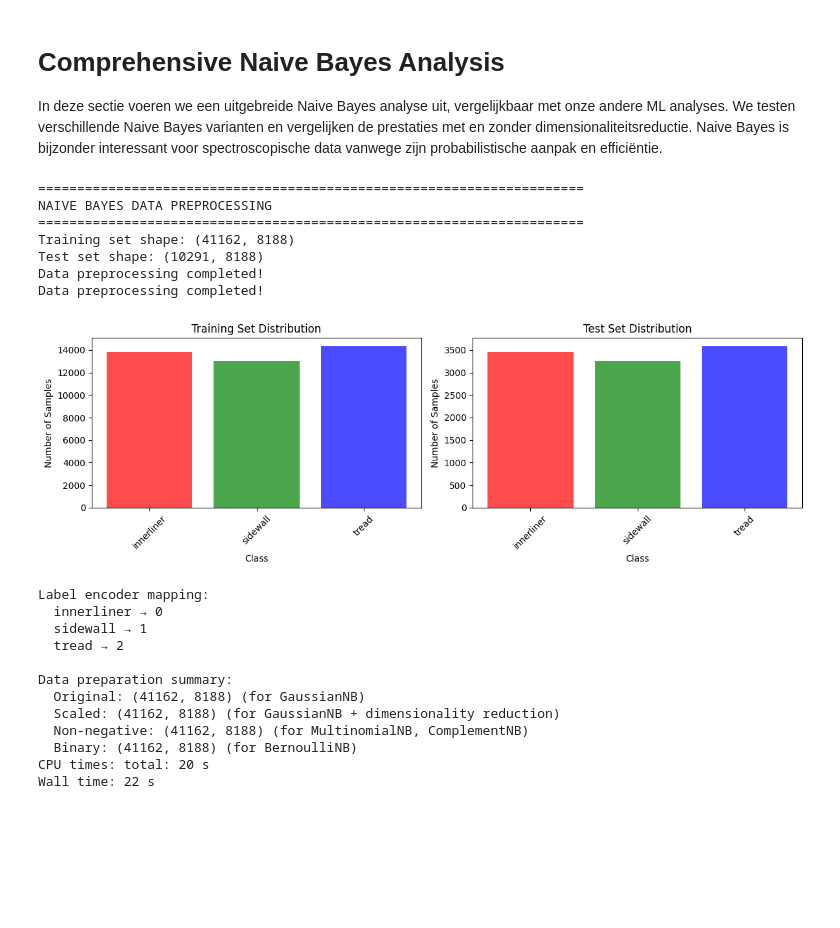
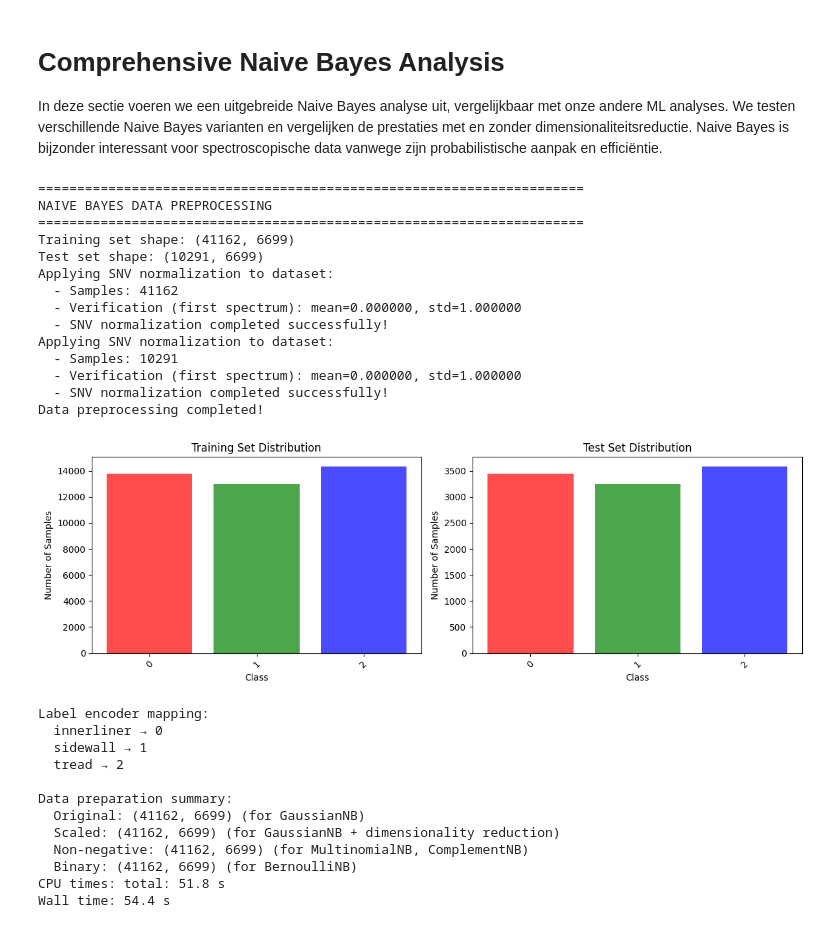
Before and after one commit to milkshake23/ML-LIBS-classificatie, a Jupyter notebook: onderzoeken technieken/naive_bayes.ipynb, the cells around one changed output. Drawn from its saved outputs; the diff is of its cells as text; code cells hidden in the pictures; blank space fills up the shorter version.

```diff
--- a/onderzoeken technieken/naive_bayes.ipynb
+++ b/onderzoeken technieken/naive_bayes.ipynb
@@ -27,4 +31,4 @@ from baseline_correction_functions import BaselineCorrector, analyze_correction_
 # %%
 %%time
-data_loader = LibsDataLoader(data_directory='../data/')
-df_individual = data_loader.load_all_measurements()
+
+df = pd.read_csv('../data/csv/processed_data.csv')
@@ -31,7 +38,7 @@ df_individual = data_loader.load_all_measurements()
 # %%
 %%time
 Preprocessor = LibsDataPreprocessor()
-df_individual = Preprocessor.prepare_ml_data(df_individual)
+X_train, X_test, y_train_encoded, y_test_encoded, label_encoder, wavelength_columns = Preprocessor.prepare_ml_data(df)
 # %% [output]
 ======================================================================
 PREPARING DATA FOR MACHINE LEARNING
@@ -53,2 +59,0 @@ Wall time: 23.9 s
-# %%
-X_train, X_test, y_train, y_test = Preprocessor.split_data(df_individual[0], df_individual[1], test_size=0.2, random_state=42)
@@ -205,12 +67,10 @@ print("=" * 70)
 print("NAIVE BAYES DATA PREPROCESSING")
 print("=" * 70)
 
-# Encode labels to numeric values
-label_encoder = LabelEncoder()
-y_encoded = label_encoder.fit_transform(y_individual)
 
-print(f"Training set shape: {X_train_ind.shape}")
-print(f"Test set shape: {X_test_ind.shape}")
+
+print(f"Training set shape: {X_train.shape}")
+print(f"Test set shape: {X_test.shape}")
 
 # Naive Bayes requires careful preprocessing depending on the variant:
 # - GaussianNB: Works with any continuous data (scaled or unscaled)
@@ -220,21 +80,21 @@ print(f"Test set shape: {X_test_ind.shape}")
 
 # Prepare different data versions for different NB variants
 # 1. Original version (for GaussianNB)
-X_train_original = X_train_ind.copy()
-X_test_original = X_test_ind.copy()
+X_train_original = X_train.copy()
+X_test_original = X_test.copy()
 
 # 2. Scaled version (for GaussianNB and PCA/LDA)
-scaler = StandardScaler()
-X_train_scaled = scaler.fit_transform(X_train_ind)
-X_test_scaled = scaler.transform(X_test_ind)
+normalizer = Normalizer()
+X_train_scaled = normalizer.apply_standard_normal_variate_on_dataset(X_train)
+X_test_scaled = normalizer.apply_standard_normal_variate_on_dataset(X_test)
 
 # 3. Non-negative version (for MultinomialNB and ComplementNB)
 # Since spectroscopy data can have negative values after preprocessing,
 # we'll use min-max scaling to ensure non-negative values
 from sklearn.preprocessing import MinMaxScaler
 minmax_scaler = MinMaxScaler(feature_range=(0.1, 1))  # Avoid exact zeros
-X_train_nonneg = minmax_scaler.fit_transform(X_train_ind)
-X_test_nonneg = minmax_scaler.transform(X_test_ind)
+X_train_nonneg = minmax_scaler.fit_transform(X_train)
+X_test_nonneg = minmax_scaler.transform(X_test)
 
 # 4. Binary version (for BernoulliNB)
 # Convert to binary based on median threshold
@@ -243,64 +103,67 @@ X_test_binary = (X_test_scaled > np.median(X_test_scaled, axis=0)).astype(int)
 
 print("Data preprocessing completed!")
 
-# Convert string labels to numeric for consistency
-y_train_numeric = label_encoder.transform(y_train_ind)
-y_test_numeric = label_encoder.transform(y_test_ind)
-
 # Display train/test distribution
 fig, (ax1, ax2) = plt.subplots(1, 2, figsize=(12, 4))
 
 # Training set distribution
-train_unique, train_counts = np.unique(y_train_ind, return_counts=True)
+train_unique, train_counts = np.unique(y_train_encoded, return_counts=True)
 ax1.bar(range(len(train_unique)), train_counts, alpha=0.7, color=['red', 'green', 'blue'])
 ax1.set_title('Training Set Distribution')
 ax1.set_xlabel('Class')
 ax1.set_ylabel('Number of Samples')
 ax1.set_xticks(range(len(train_unique)))
 ax1.set_xticklabels(train_unique, rotation=45)
 
 # Test set distribution
-test_unique, test_counts = np.unique(y_test_ind, return_counts=True)
+test_unique, test_counts = np.unique(y_test_encoded, return_counts=True)
 ax2.bar(range(len(test_unique)), test_counts, alpha=0.7, color=['red', 'green', 'blue'])
 ax2.set_title('Test Set Distribution')
 ax2.set_xlabel('Class')
 ax2.set_ylabel('Number of Samples')
 ax2.set_xticks(range(len(test_unique)))
 ax2.set_xticklabels(test_unique, rotation=45)
 
 plt.tight_layout()
 plt.show()
 
 print(f"\nLabel encoder mapping:")
 for i, class_name in enumerate(label_encoder.classes_):
     print(f"  {class_name} → {i}")
 
 print(f"\nData preparation summary:")
 print(f"  Original: {X_train_original.shape} (for GaussianNB)")
 print(f"  Scaled: {X_train_scaled.shape} (for GaussianNB + dimensionality reduction)")
 print(f"  Non-negative: {X_train_nonneg.shape} (for MultinomialNB, ComplementNB)")
 print(f"  Binary: {X_train_binary.shape} (for BernoulliNB)")
 # %% [output]
 ======================================================================
 NAIVE BAYES DATA PREPROCESSING
 ======================================================================
-Training set shape: (41162, 8188)
-Test set shape: (10291, 8188)
+Training set shape: (41162, 6699)
+Test set shape: (10291, 6699)
+Applying SNV normalization to dataset:
+  - Samples: 41162
+  - Verification (first spectrum): mean=0.000000, std=1.000000
+  - SNV normalization completed successfully!
+Applying SNV normalization to dataset:
+  - Samples: 10291
+  - Verification (first spectrum): mean=0.000000, std=1.000000
+  - SNV normalization completed successfully!
 Data preprocessing completed!
-Data preprocessing completed!
-[figure, old version]
+[figure, new version]
 Label encoder mapping:
   innerliner → 0
   sidewall → 1
   tread → 2
 
 Data preparation summary:
-  Original: (41162, 8188) (for GaussianNB)
-  Scaled: (41162, 8188) (for GaussianNB + dimensionality reduction)
-  Non-negative: (41162, 8188) (for MultinomialNB, ComplementNB)
-  Binary: (41162, 8188) (for BernoulliNB)
-CPU times: total: 20 s
-Wall time: 22 s
+  Original: (41162, 6699) (for GaussianNB)
+  Scaled: (41162, 6699) (for GaussianNB + dimensionality reduction)
+  Non-negative: (41162, 6699) (for MultinomialNB, ComplementNB)
+  Binary: (41162, 6699) (for BernoulliNB)
+CPU times: total: 51.8 s
+Wall time: 54.4 s
 # %%
 %%time
 # 1. Naive Bayes Variants on Original Features
```
Also changed, not shown: parts of 10 cells of this notebook, 15 other files.
